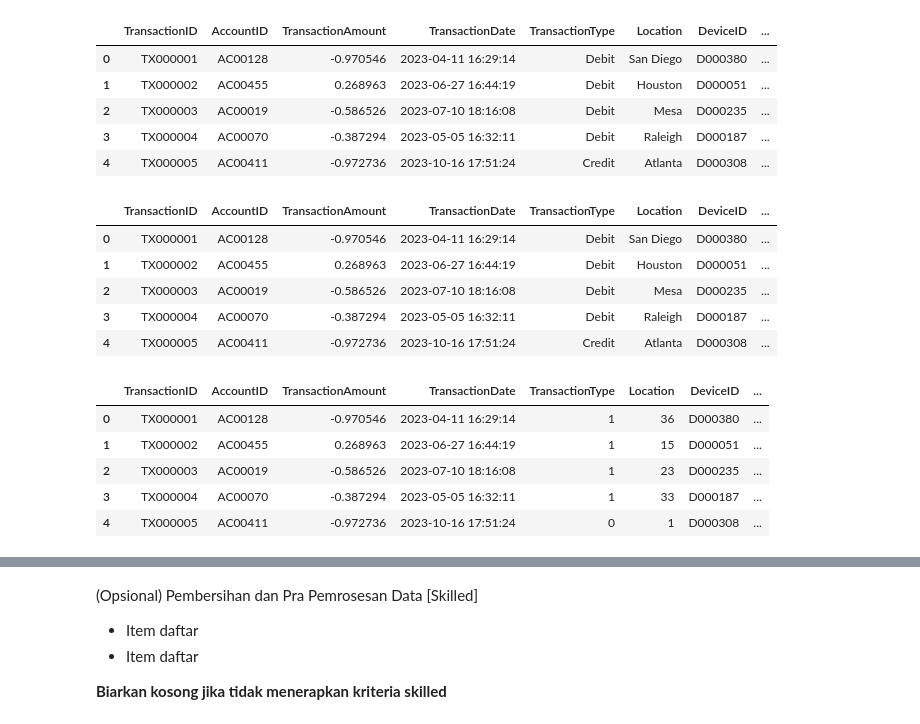
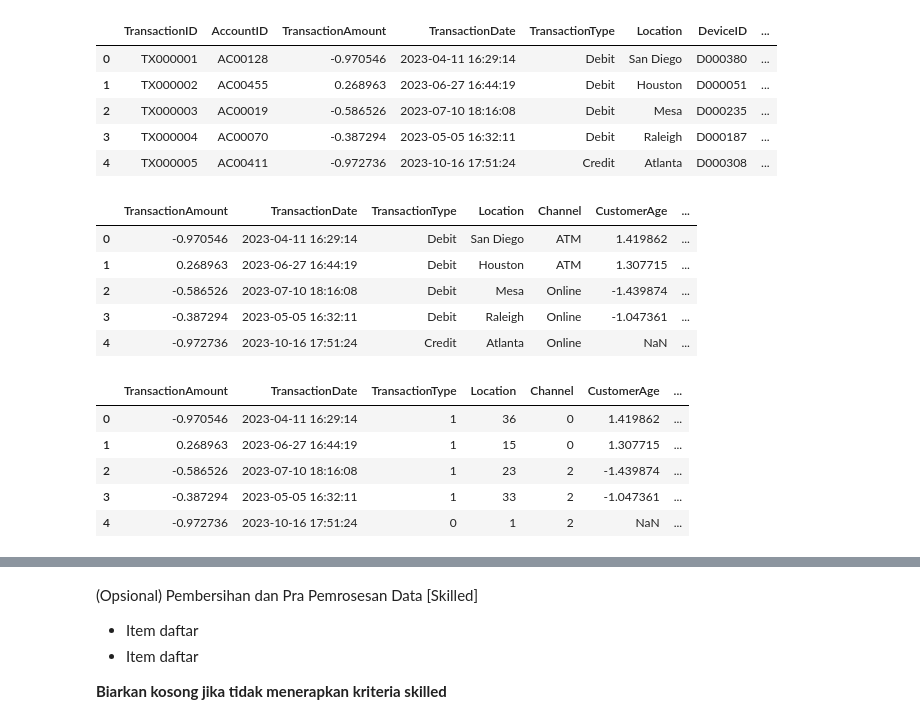
Before and after one commit to FaizFP/Dicoding--Project, a Jupyter notebook: [Clustering]_Submission_Akhir_BMLP_Your_Name.ipynb, the cells around one changed output, grey strips where cells are left out. Cells and saved outputs as stored; diff of their text form; code cells hidden in the pictures.

```diff
--- a/[Clustering]_Submission_Akhir_BMLP_Your_Name.ipynb
+++ b/[Clustering]_Submission_Akhir_BMLP_Your_Name.ipynb
@@ -225,32 +225,33 @@ df.head(5)
 | 4 | TX000005 | AC00411 | -0.972736 | 2023-10-16 17:51:24 | Credit | Atlanta | D000308 | ... |
 # %%
 # Melakukan drop pada kolom yang memiliki keterangan id dan IP Address
-df.drop(columns=['TransactionID', 'AccountID', 'DeviceID', 'IP Address'])
+df.drop(columns=['TransactionID', 'AccountID', 'DeviceID', 'IP Address','MerchantID'],inplace=True)
 df.head(5)
 # %% [output]
-|  | TransactionID | AccountID | TransactionAmount | TransactionDate | TransactionType | Location | DeviceID | ... |
-| 0 | TX000001 | AC00128 | -0.970546 | 2023-04-11 16:29:14 | Debit | San Diego | D000380 | ... |
-| 1 | TX000002 | AC00455 | 0.268963 | 2023-06-27 16:44:19 | Debit | Houston | D000051 | ... |
-| 2 | TX000003 | AC00019 | -0.586526 | 2023-07-10 18:16:08 | Debit | Mesa | D000235 | ... |
-| 3 | TX000004 | AC00070 | -0.387294 | 2023-05-05 16:32:11 | Debit | Raleigh | D000187 | ... |
-| 4 | TX000005 | AC00411 | -0.972736 | 2023-10-16 17:51:24 | Credit | Atlanta | D000308 | ... |
+|  | TransactionAmount | TransactionDate | TransactionType | Location | Channel | CustomerAge | ... |
+| 0 | -0.970546 | 2023-04-11 16:29:14 | Debit | San Diego | ATM | 1.419862 | ... |
+| 1 | 0.268963 | 2023-06-27 16:44:19 | Debit | Houston | ATM | 1.307715 | ... |
+| 2 | -0.586526 | 2023-07-10 18:16:08 | Debit | Mesa | Online | -1.439874 | ... |
+| 3 | -0.387294 | 2023-05-05 16:32:11 | Debit | Raleigh | Online | -1.047361 | ... |
+| 4 | -0.972736 | 2023-10-16 17:51:24 | Credit | Atlanta | Online | NaN | ... |
 # %%
 # Melakukan feature encoding menggunakan LabelEncoder() untuk fitur kategorikal.
 # Pastikan kamu menggunakan function head setelah melalukan encoding.
-categorical_cols = ['TransactionType', 'Location', 'MerchantID', 'Channel', 'CustomerOccupation']
+categorical_cols = ['TransactionType', 'Location','Channel', 'CustomerOccupation']
 encoders = {}
 for col in categorical_cols:
     encoder = LabelEncoder()
     df[col] = encoder.fit_transform(df[col])
+    encoders[col] = encoder
 
 df.head(5)
 # %% [output]
-|  | TransactionID | AccountID | TransactionAmount | TransactionDate | TransactionType | Location | DeviceID | ... |
-| 0 | TX000001 | AC00128 | -0.970546 | 2023-04-11 16:29:14 | 1 | 36 | D000380 | ... |
-| 1 | TX000002 | AC00455 | 0.268963 | 2023-06-27 16:44:19 | 1 | 15 | D000051 | ... |
-| 2 | TX000003 | AC00019 | -0.586526 | 2023-07-10 18:16:08 | 1 | 23 | D000235 | ... |
-| 3 | TX000004 | AC00070 | -0.387294 | 2023-05-05 16:32:11 | 1 | 33 | D000187 | ... |
-| 4 | TX000005 | AC00411 | -0.972736 | 2023-10-16 17:51:24 | 0 | 1 | D000308 | ... |
+|  | TransactionAmount | TransactionDate | TransactionType | Location | Channel | CustomerAge | ... |
+| 0 | -0.970546 | 2023-04-11 16:29:14 | 1 | 36 | 0 | 1.419862 | ... |
+| 1 | 0.268963 | 2023-06-27 16:44:19 | 1 | 15 | 0 | 1.307715 | ... |
+| 2 | -0.586526 | 2023-07-10 18:16:08 | 1 | 23 | 2 | -1.439874 | ... |
+| 3 | -0.387294 | 2023-05-05 16:32:11 | 1 | 33 | 2 | -1.047361 | ... |
+| 4 | -0.972736 | 2023-10-16 17:51:24 | 0 | 1 | 2 | NaN | ... |
 # %%
 # Last checking gunakan columns.tolist() untuk checking seluruh fitur yang ada.
 # Perbaiki kode di bawah ini tanpa menambahkan atau mengurangi cell code ini.
```
Also changed, not shown: parts of 15 cells of this notebook.
